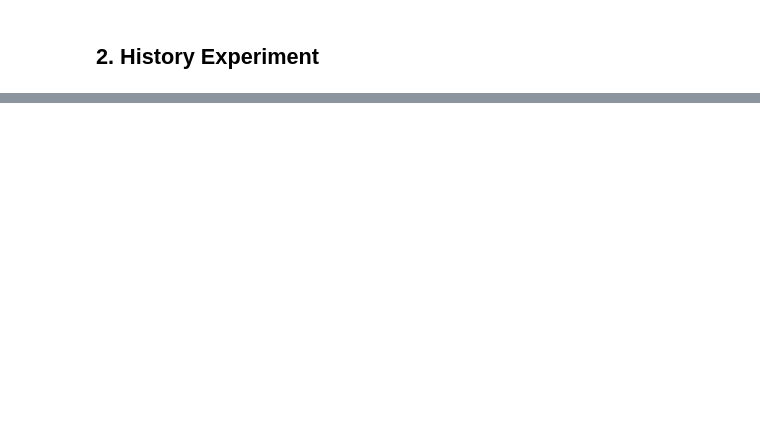
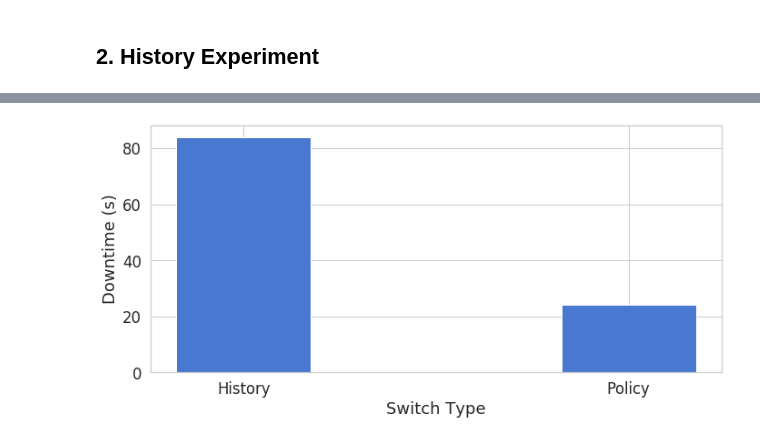
Before and after one commit to CN-UPB/Pishahang, a Jupyter notebook: pish-examples/experiment-client/app/vlc_experiment_client.ipynb, the cells around one changed output, grey strips where cells are left out. Cells and saved outputs as stored; diff of their text form; code cells hidden in the pictures; blank space fills up the shorter version.

```diff
--- a/pish-examples/experiment-client/app/vlc_experiment_client.ipynb
+++ b/pish-examples/experiment-client/app/vlc_experiment_client.ipynb
@@ -344,0 +382,30 @@ plt.show()
+# %%
+X_LABEL = 'Switch Type'
+Y_LABEL = 'Downtime (s)'
+
+down_time = [history_trace['down_time'].sum(), policy_trace['down_time'].sum()]
+
+switch_type = ["History", "Policy"]
+
+ind = np.arange(len(switch_type))
+width = 0.35
+sns.set(style='whitegrid', palette='muted', font_scale=1.5)
+
+fig, ax = plt.subplots(figsize=(10,5))
+
+rects1 = ax.bar(ind, down_time, width, color = 'b')
+
+# Labels, title and custom x-axis tick labels, etc.
+ax.set_title('')
+
+ax.set_xlabel(X_LABEL)
+ax.set_ylabel(Y_LABEL)
+ax.set_xticks(ind)
+ax.set_xticklabels(switch_type)
+
+# ax.legend()
+fig.tight_layout()
+
+# plt.show()
+# %% [output]
+[figure, added]
```
Also changed, not shown: parts of 9 cells of this notebook, 11 other files.
